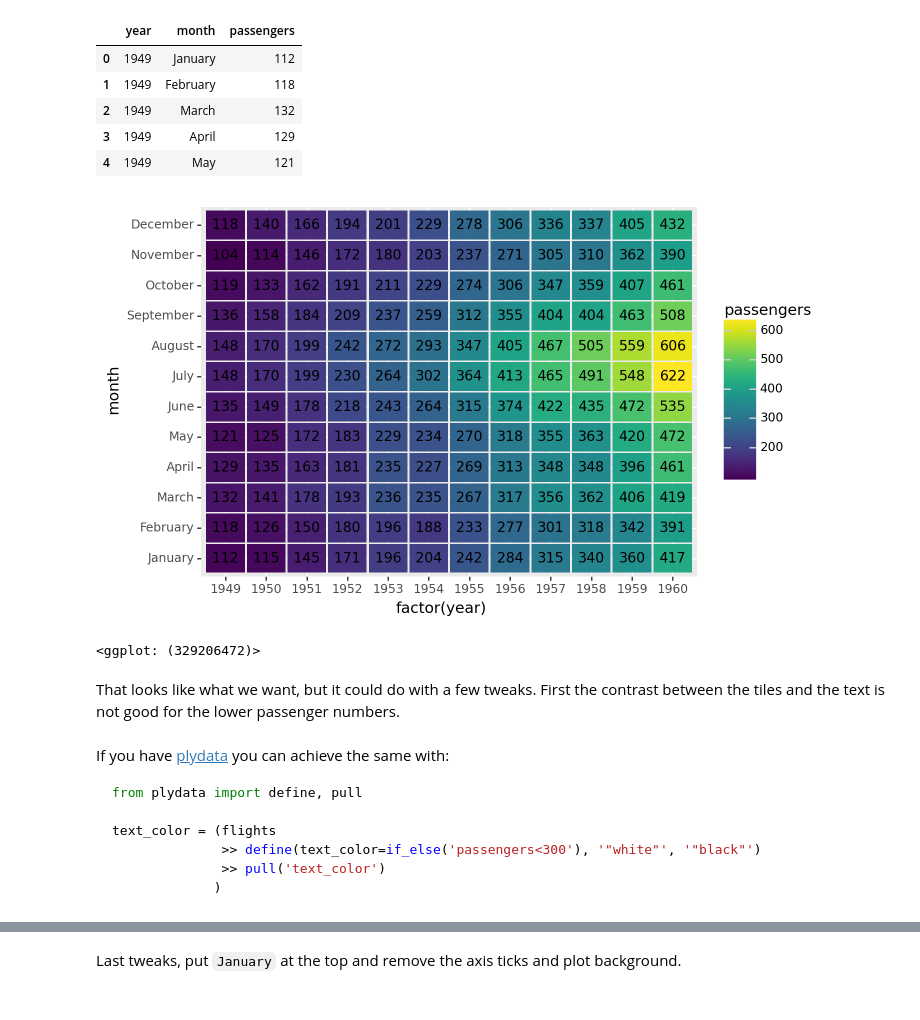
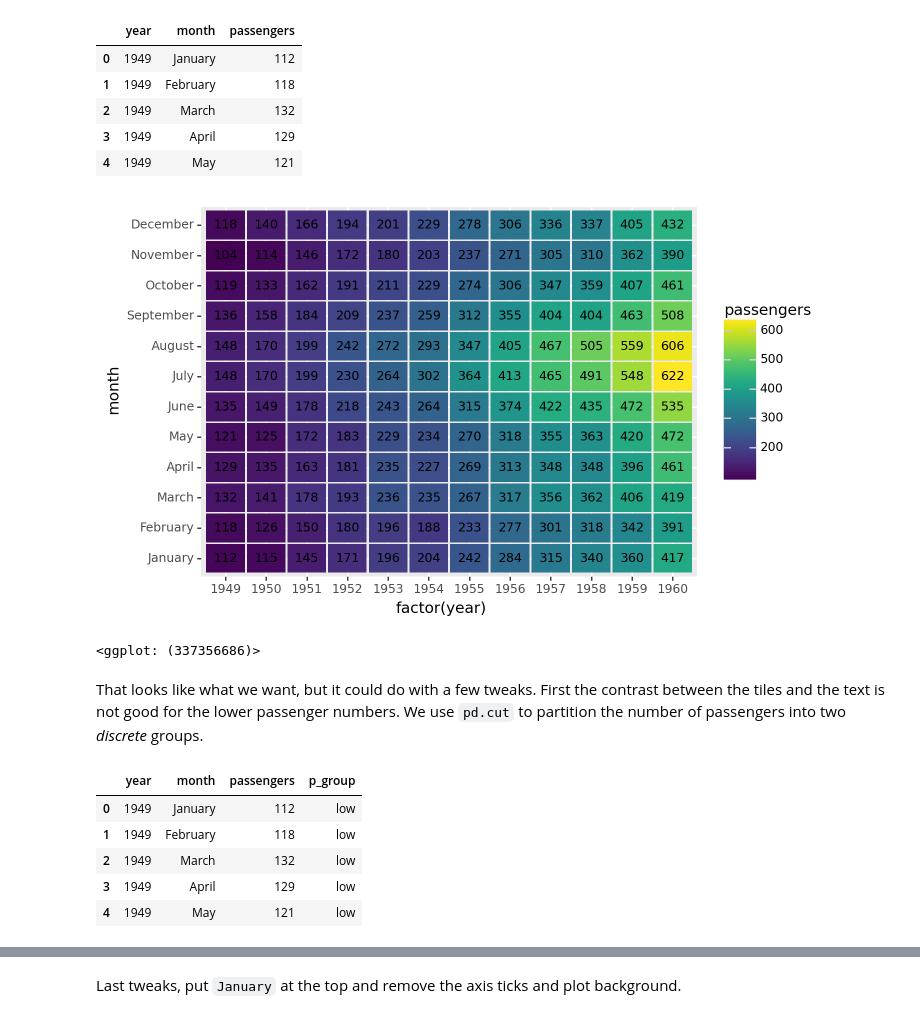
Before and after one commit to has2k1/plotnine-examples, a Jupyter notebook: plotnine_examples/examples/geom_tile.ipynb, the cells around one changed output, grey strips where cells are left out. Saved outputs shown, nothing was run; the diff lists cells and outputs as text; code cells hidden in the pictures.

Commit message:
Update geom_tile example
Remove plydata reference.

````diff
--- a/plotnine_examples/examples/geom_tile.ipynb
+++ b/plotnine_examples/examples/geom_tile.ipynb
@@ -275,11 +272,12 @@ flights.head()
 
 (ggplot(flights, aes('factor(year)', 'month', fill='passengers'))
  + geom_tile(aes(width=.95, height=.95))
- + geom_text(aes(label='passengers'), size=10)
+ + geom_text(aes(label='passengers'), size=9)
 )
 # %% [output]
 [figure]
-<ggplot: (329206472)>
+<ggplot: (337356686)>
 # %% [markdown]
 That looks like what we want, but it could do with a few tweaks. First the contrast between
-the tiles and the text is not good for the lower passenger numbers.
+the tiles and the text is not good for the lower passenger numbers. We use `pd.cut` to partition
+the number of passengers into two _discrete_ groups.
@@ -289,15 +284,13 @@ text_color[flights['passengers']<300] = 'white'
-# %% [markdown]
-If you have [plydata](https://plydata.readthedocs.io/en/stable/) you can achieve the same with:
-
-
-```python
-from plydata import define, pull
-
-text_color = (flights
-              >> define(text_color=if_else('passengers<300'), '"white"', '"black"')
-              >> pull('text_color')
-             )
-```
+# %%
+flights['p_group'] = pd.cut(flights['passengers'], (0, 300, 1000), labels=("low", 'high'))
+flights.head()
+# %% [output]
+|  | year | month | passengers | p_group |
+| 0 | 1949 | January | 112 | low |
+| 1 | 1949 | February | 118 | low |
+| 2 | 1949 | March | 132 | low |
+| 3 | 1949 | April | 129 | low |
+| 4 | 1949 | May | 121 | low |
 # %%
 (ggplot(flights, aes('factor(year)', 'month', fill='passengers'))
  + geom_tile(aes(width=.95, height=.95))
````
Also changed, not shown: parts of 16 cells of this notebook.
